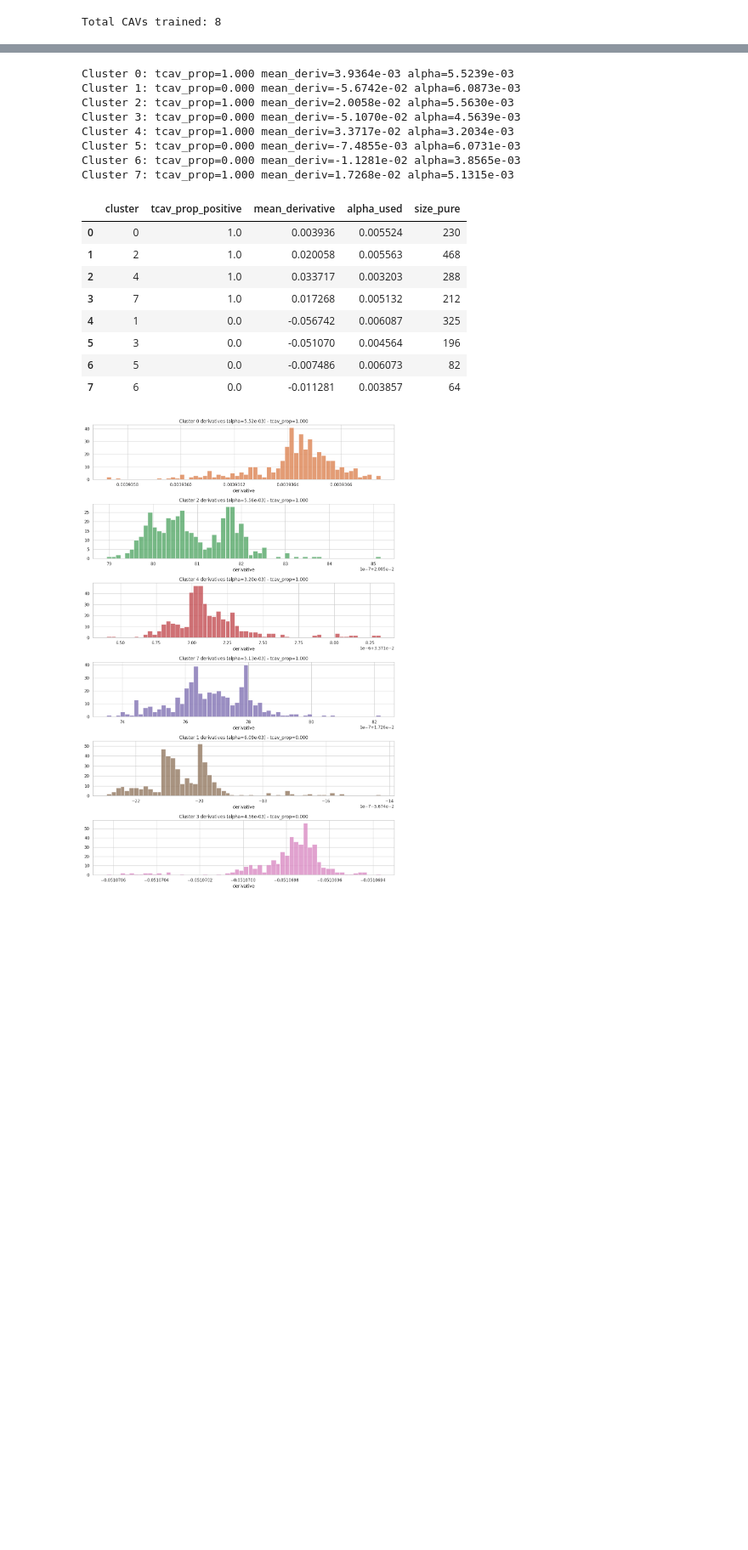
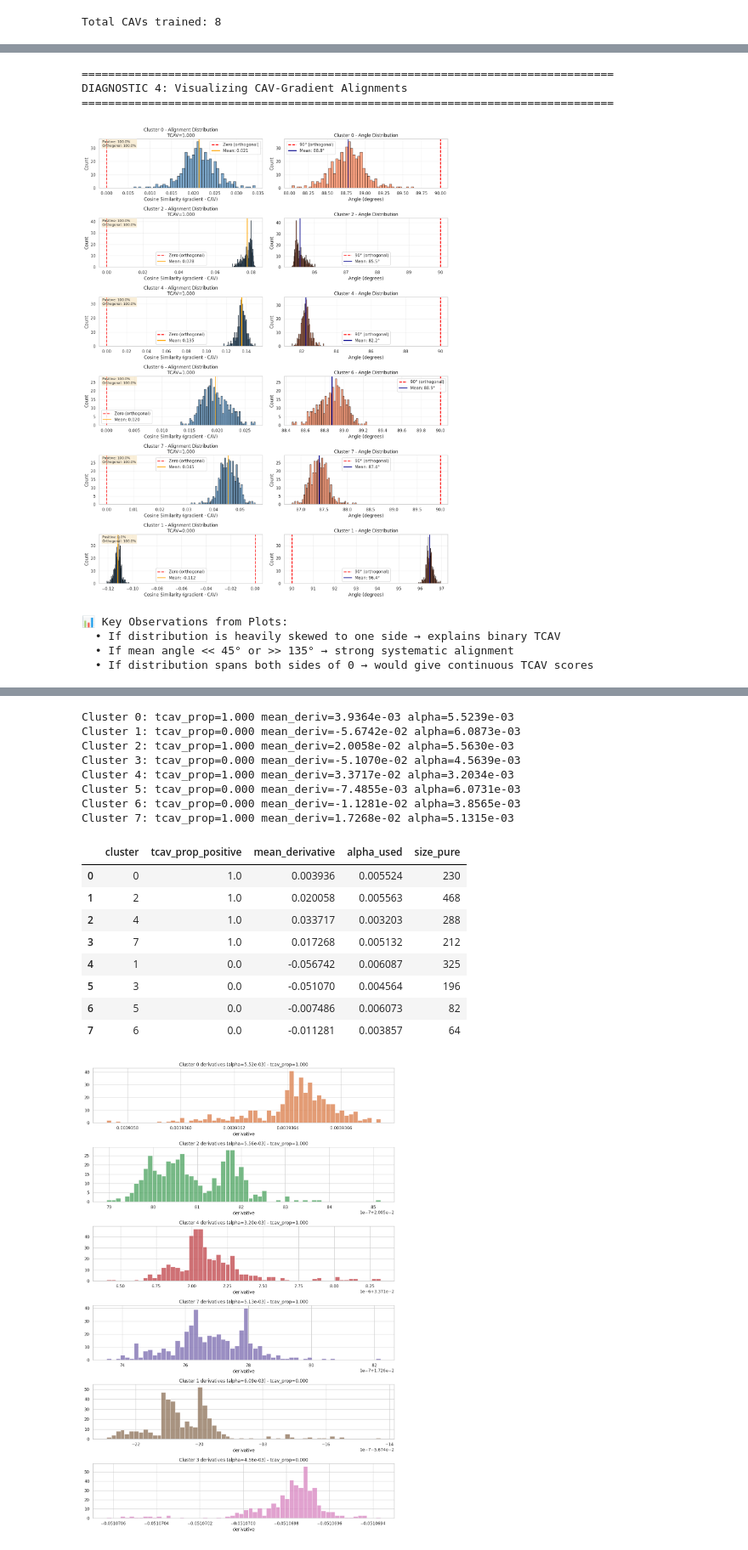
Before and after one commit to joaomarcostomaz/TCAV, a Jupyter notebook: tcav.ipynb, the cells around one changed output, grey strips where cells are left out. Shown at 85% size. Drawn from its saved outputs; the diff is of its cells as text; code cells hidden in the pictures; blank space fills up the shorter version.

```diff
--- a/tcav.ipynb
+++ b/tcav.ipynb
@@ -1231,0 +1670,5 @@ Surrogate fit R2: 0.999703109963724 MSE: 2.5705434433769597e-07
+# %%
+if hasattr(model_proc, "transformer_encoder"):
+    model_proc.transformer_encoder.recompute_each_layer = False
+import torch.utils.checkpoint as cp
+cp.checkpoint = lambda func, *args, **kwargs: func(*args)  # hard-disable any remaining checkpoint calls
@@ -1231,0 +1881,6 @@ Surrogate fit R2: 0.999703109963724 MSE: 2.5705434433769597e-07
+# %%
+for idx, res in enumerate(results.values()):
+  if idx > 0:
+    break
+
+  print("Derivatives sample:", res.derivatives[:200])
@@ -1231,0 +2211,66 @@ Surrogate fit R2: 0.999703109963724 MSE: 2.5705434433769597e-07
+# %%
+# ============================================================================
+# DIAGNOSTIC 4: Visualize Alignment Distributions
+# ============================================================================
+print("\n" + "=" * 80)
+print("DIAGNOSTIC 4: Visualizing CAV-Gradient Alignments")
+print("=" * 80)
+
+import matplotlib.pyplot as plt
+import seaborn as sns
+
+# Select top CAVs for visualization
+TOP_K = min(6, len(alignment_results))
+top_cluster_ids = alignment_df["cluster"].iloc[:TOP_K].tolist()
+
+fig, axes = plt.subplots(TOP_K, 2, figsize=(14, 3*TOP_K))
+if TOP_K == 1:
+    axes = axes.reshape(1, -1)
+
+for i, cluster_id in enumerate(top_cluster_ids):
+    res = alignment_results[cluster_id]
+    tcav_score = results[cluster_id].tcav_positive_fraction
+
+    # Left plot: Cosine similarity distribution
+    ax1 = axes[i, 0]
+    ax1.hist(res["alignments"], bins=50, alpha=0.7, color='steelblue', edgecolor='black')
+    ax1.axvline(0, color='red', linestyle='--', linewidth=2, label='Zero (orthogonal)')
+    ax1.axvline(res["mean_alignment"], color='orange', linestyle='-', linewidth=2, label=f'Mean: {res["mean_alignment"]:.3f}')
+    ax1.set_xlabel('Cosine Similarity (gradient · CAV)')
+    ax1.set_ylabel('Count')
+    ax1.set_title(f'Cluster {cluster_id} - Alignment Distribution\nTCAV={tcav_score:.3f}')
+    ax1.legend()
+    ax1.grid(alpha=0.3)
+
+    # Right plot: Angle distribution
+    ax2 = axes[i, 1]
+    ax2.hist(res["angles_deg"], bins=50, alpha=0.7, color='coral', edgecolor='black')
+    ax2.axvline(90, color='red', linestyle='--', linewidth=2, label='90° (orthogonal)')
+    ax2.axvline(res["mean_angle"], color='darkblue', linestyle='-', linewidth=2, label=f'Mean: {res["mean_angle"]:.1f}°')
+    ax2.set_xlabel('Angle (degrees)')
+    ax2.set_ylabel('Count')
+    ax2.set_title(f'Cluster {cluster_id} - Angle Distribution')
+    ax2.legend()
+    ax2.grid(alpha=0.3)
+
+    # Annotate with statistics
+    ax1.text(0.02, 0.98, f'Positive: {res["fraction_positive"]*100:.1f}%\nOrthogonal: {res["fraction_near_orthogonal"]*100:.1f}%',
+             transform=ax1.transAxes, verticalalignment='top', fontsize=9,
+             bbox=dict(boxstyle='round', facecolor='wheat', alpha=0.5))
+
+plt.tight_layout()
+plt.show()
+
+print("\n📊 Key Observations from Plots:")
+print("  • If distribution is heavily skewed to one side → explains binary TCAV")
+print("  • If mean angle << 45° or >> 135° → strong systematic alignment")
+print("  • If distribution spans both sides of 0 → would give continuous TCAV scores")
+# %% [output]
+================================================================================
+DIAGNOSTIC 4: Visualizing CAV-Gradient Alignments
+================================================================================
+[figure, added]
+📊 Key Observations from Plots:
+  • If distribution is heavily skewed to one side → explains binary TCAV
+  • If mean angle << 45° or >> 135° → strong systematic alignment
+  • If distribution spans both sides of 0 → would give continuous TCAV scores
```
Also changed, not shown: parts of 30 cells of this notebook, 35 other files.
